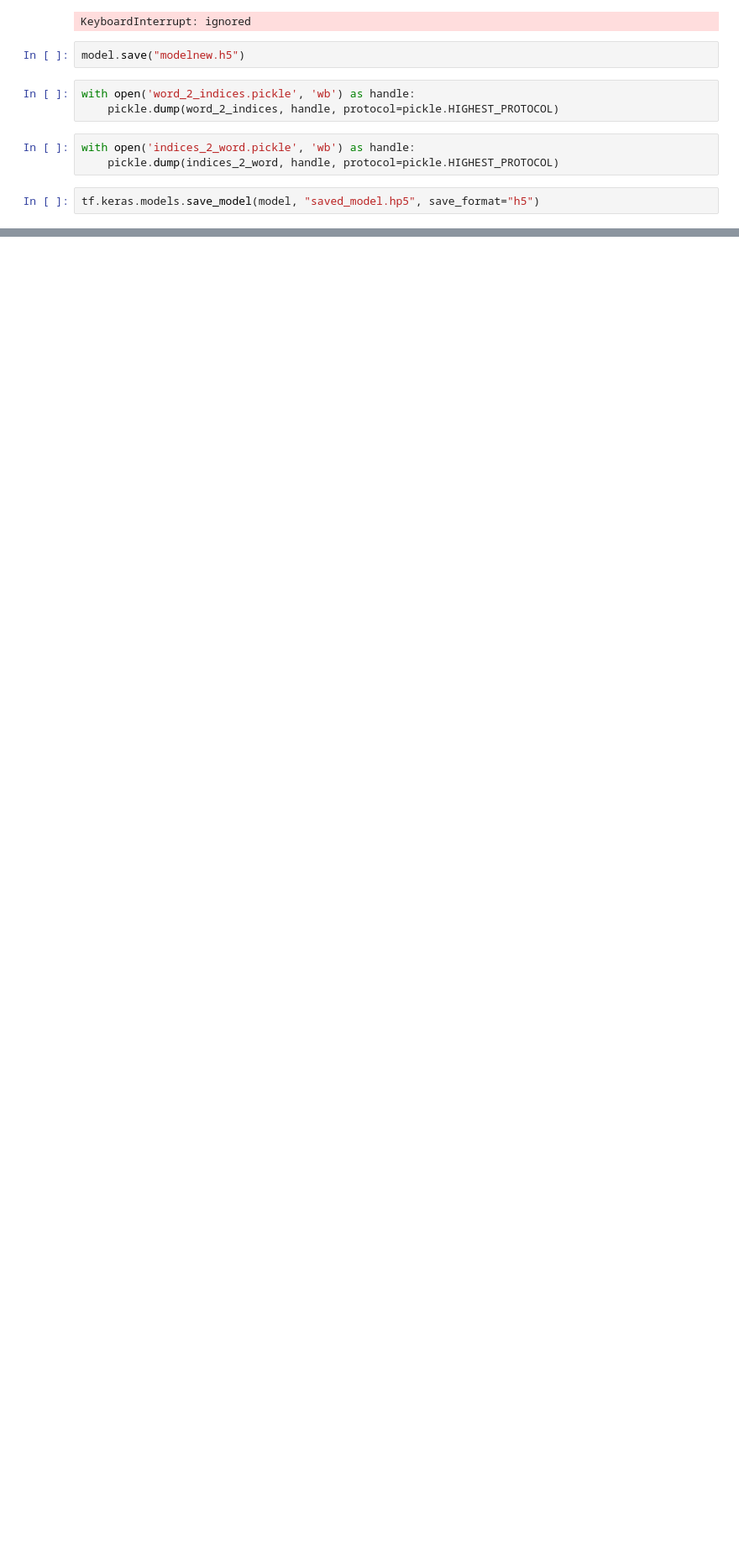
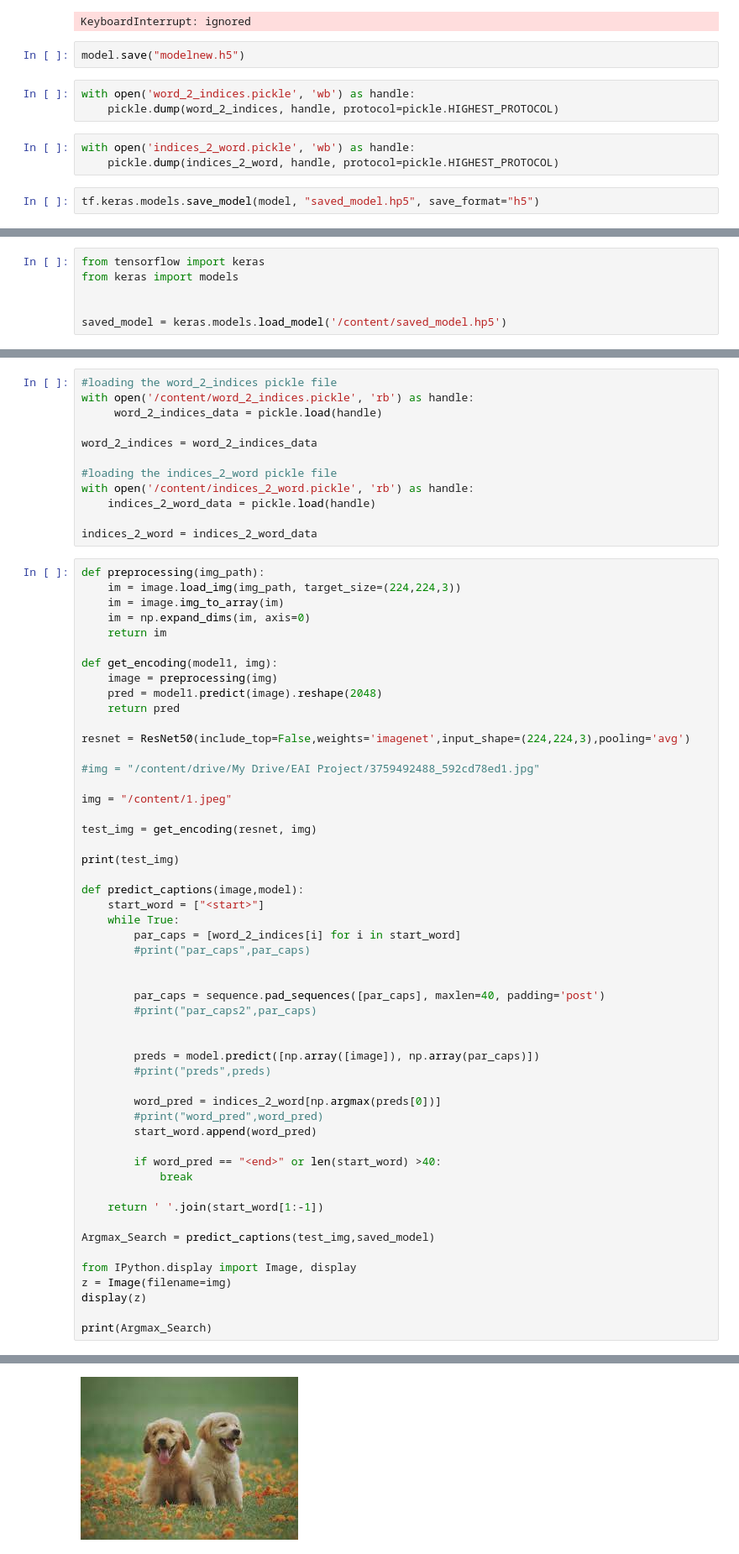
Before and after one commit to ArthiyaD/TroubleShooters, a Jupyter notebook: Model1_ACG.ipynb, the cells around one changed output, grey strips where cells are left out. Shown: that part at 84% size. Saved outputs shown, nothing was run; the diff lists cells and outputs as text; blank space fills up the shorter version.

Commit message:
testing the  saved model

```diff
--- a/Model1_ACG.ipynb
+++ b/Model1_ACG.ipynb
@@ -493,0 +500,6 @@ tf.keras.models.save_model(model, "saved_model.hp5", save_format="h5")
+# %%
+from tensorflow import keras
+from keras import models
+
+
+saved_model = keras.models.load_model('/content/saved_model.hp5')
@@ -493,0 +511,65 @@ tf.keras.models.save_model(model, "saved_model.hp5", save_format="h5")
+# %%
+#loading the word_2_indices pickle file
+with open('/content/word_2_indices.pickle', 'rb') as handle:
+     word_2_indices_data = pickle.load(handle)
+
+word_2_indices = word_2_indices_data
+
+#loading the indices_2_word pickle file
+with open('/content/indices_2_word.pickle', 'rb') as handle:
+    indices_2_word_data = pickle.load(handle)
+
+indices_2_word = indices_2_word_data
+# %%
+def preprocessing(img_path):
+    im = image.load_img(img_path, target_size=(224,224,3))
+    im = image.img_to_array(im)
+    im = np.expand_dims(im, axis=0)
+    return im
+
+def get_encoding(model1, img):
+    image = preprocessing(img)
+    pred = model1.predict(image).reshape(2048)
+    return pred
+
+resnet = ResNet50(include_top=False,weights='imagenet',input_shape=(224,224,3),pooling='avg')
+
+#img = "/content/drive/My Drive/EAI Project/3759492488_592cd78ed1.jpg"
+
+img = "/content/1.jpeg"
+
+test_img = get_encoding(resnet, img)
+
+print(test_img)
+
+def predict_captions(image,model):
+    start_word = ["<start>"]
+    while True:
+        par_caps = [word_2_indices[i] for i in start_word]
+        #print("par_caps",par_caps)
+
+
+        par_caps = sequence.pad_sequences([par_caps], maxlen=40, padding='post')
+        #print("par_caps2",par_caps)
+
+
+        preds = model.predict([np.array([image]), np.array(par_caps)])
+        #print("preds",preds)
+
+        word_pred = indices_2_word[np.argmax(preds[0])]
+        #print("word_pred",word_pred)
+        start_word.append(word_pred)
+
+        if word_pred == "<end>" or len(start_word) >40:
+            break
+
+    return ' '.join(start_word[1:-1])
+
+Argmax_Search = predict_captions(test_img,saved_model)
+
+from IPython.display import Image, display
+z = Image(filename=img)
+display(z)
+
+print(Argmax_Search)
+# %% [output]
@@ -493,0 +594 @@ tf.keras.models.save_model(model, "saved_model.hp5", save_format="h5")
+[figure, added]
```
Also changed, not shown: parts of 9 cells of this notebook.
